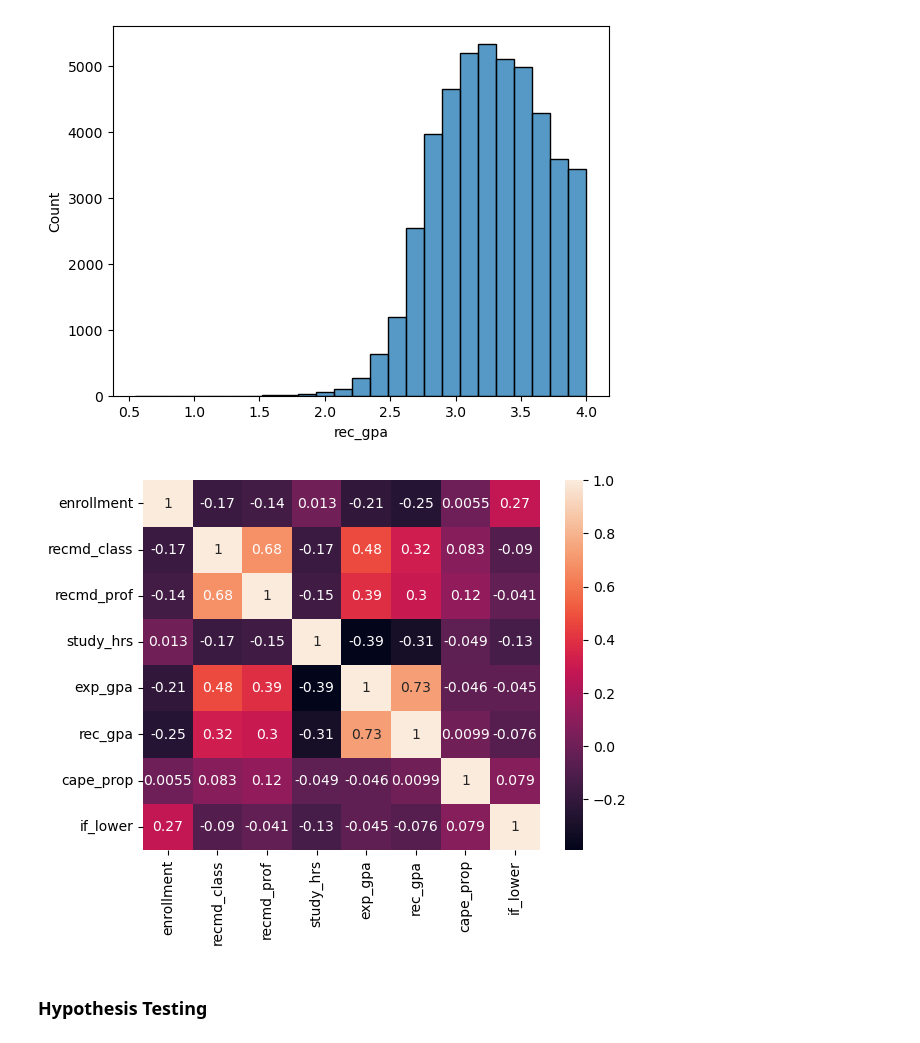
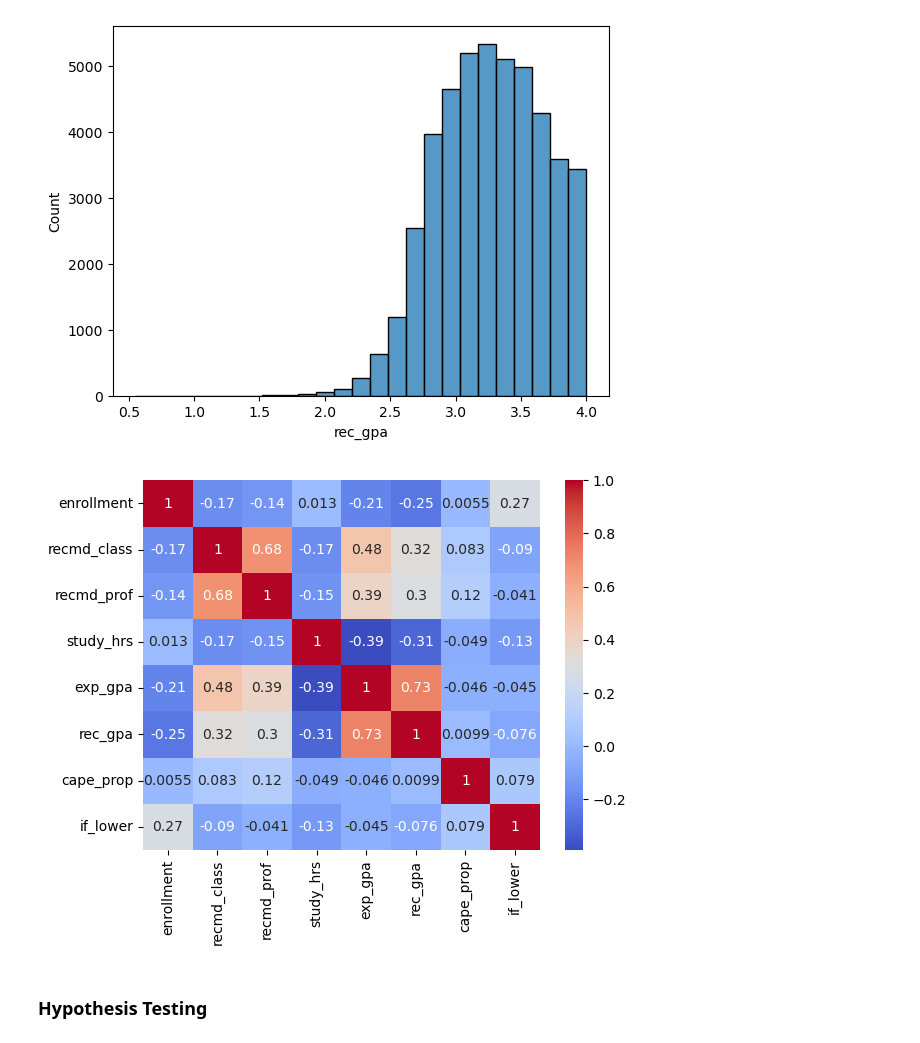
Before and after one commit to Yin-Y-M/Math-189-D12, a Jupyter notebook: Math 189 D12 Project.ipynb, the cells around one changed output. Saved outputs shown, nothing was run; the diff lists cells and outputs as text; code cells hidden in the pictures.

```diff
--- a/Math 189 D12 Project.ipynb
+++ b/Math 189 D12 Project.ipynb
@@ -47,5 +53,5 @@ df = df.drop('Average Grade Received', axis=1)
 # %%
-df['Quarter_Year'] = df['Quarter']
-df['Quarter'] = df['Quarter'].str[0:2]
-df['Quarter'] = df['Quarter'].replace(['S1', 'S2', 'S3', 'SU'], 'SS')
+df['season'] = df['Quarter'].str[0:2]
+df['season'] = df['season'].replace(['S1', 'S2', 'S3', 'SU'], 'SS')
+df['season'] = df['season'].astype('category')
 df['Quarter'] = df['Quarter'].astype('category')
@@ -54,0 +69,10 @@ df = df.drop('Total CAPEs Given', axis=1)
+# %%
+course_info = df['Course'].apply(lambda x: re.findall(r"[\w+\s\d+]+\b", x)[0])
+print(f"In total there are {course_info.apply(lambda x: x.split()[0]).value_counts().shape[0]} prefixes")
+
+df['Course'] = pd.Series(course_info).apply(lambda x: x.split()[0])
+if_lower = course_info.apply(lambda x: x.split()[1]).apply(lambda x: 1 if int(re.findall(r"\d+", x)[0]) < 100 else 0)
+df['if_lower'] = if_lower
+df.rename(columns={"Course" : "course_prefix"}, inplace=True)
+# if_lower要不要变成categorical
+df['course_prefix'] = df['course_prefix'].astype('category')
@@ -98,20 +113,16 @@ plt.show()
 # %%
 # Correlation
 quan_data = df.drop(columns={
-    #'Instructor',
     'course_prefix',
     'Quarter',
-    'Quarter_Year',
-    # 'Total Enrolled in Course',
-    # 'Total CAPEs Given',
-    # 'exp_letter',
-    # 'rec_letter'
+    'season',
+    #'if_lower'
 })
 correlation_matrix = quan_data.corr()
-sns.heatmap(correlation_matrix, annot=True)
+sns.heatmap(correlation_matrix, annot=True, cmap='coolwarm')
 plt.show()
 # %% [output]
-[figure, old version]
+[figure, new version]
 # %% [markdown]
 ### Hypothesis Testing
 # %% [markdown]
```
Also changed, not shown: parts of 24 cells of this notebook.
